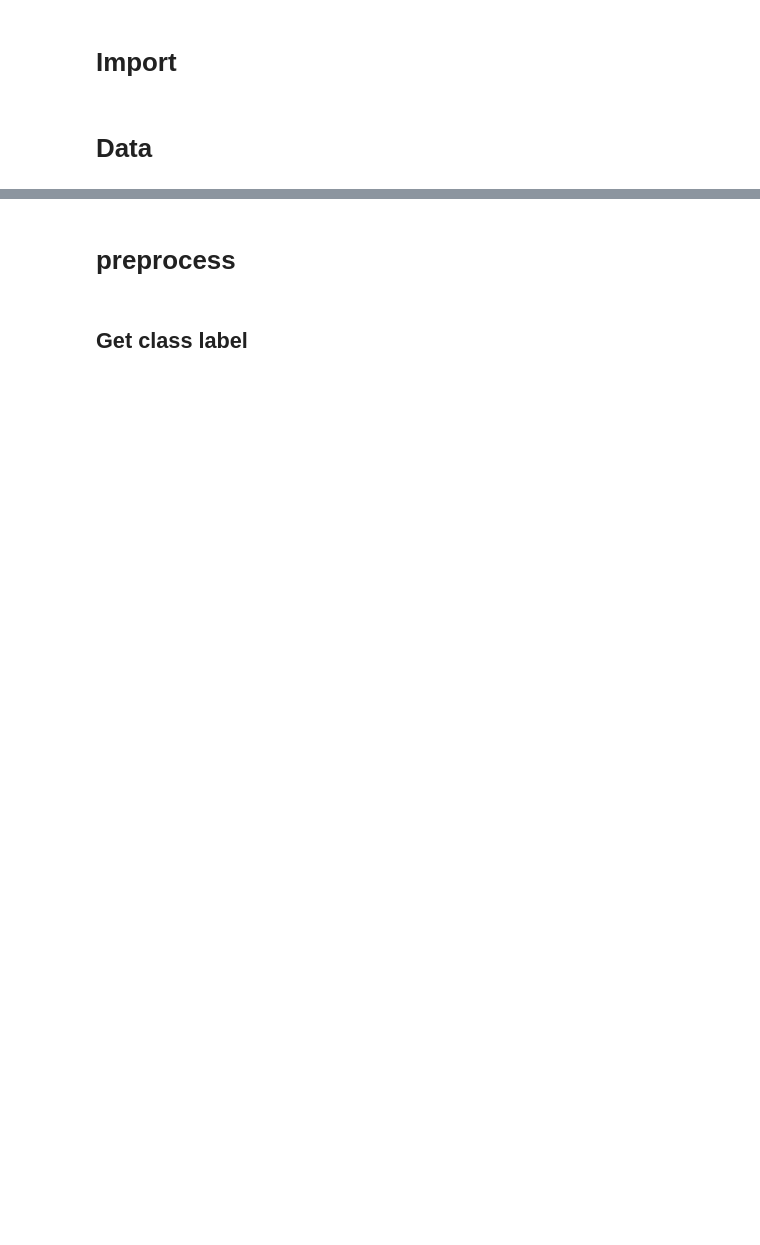
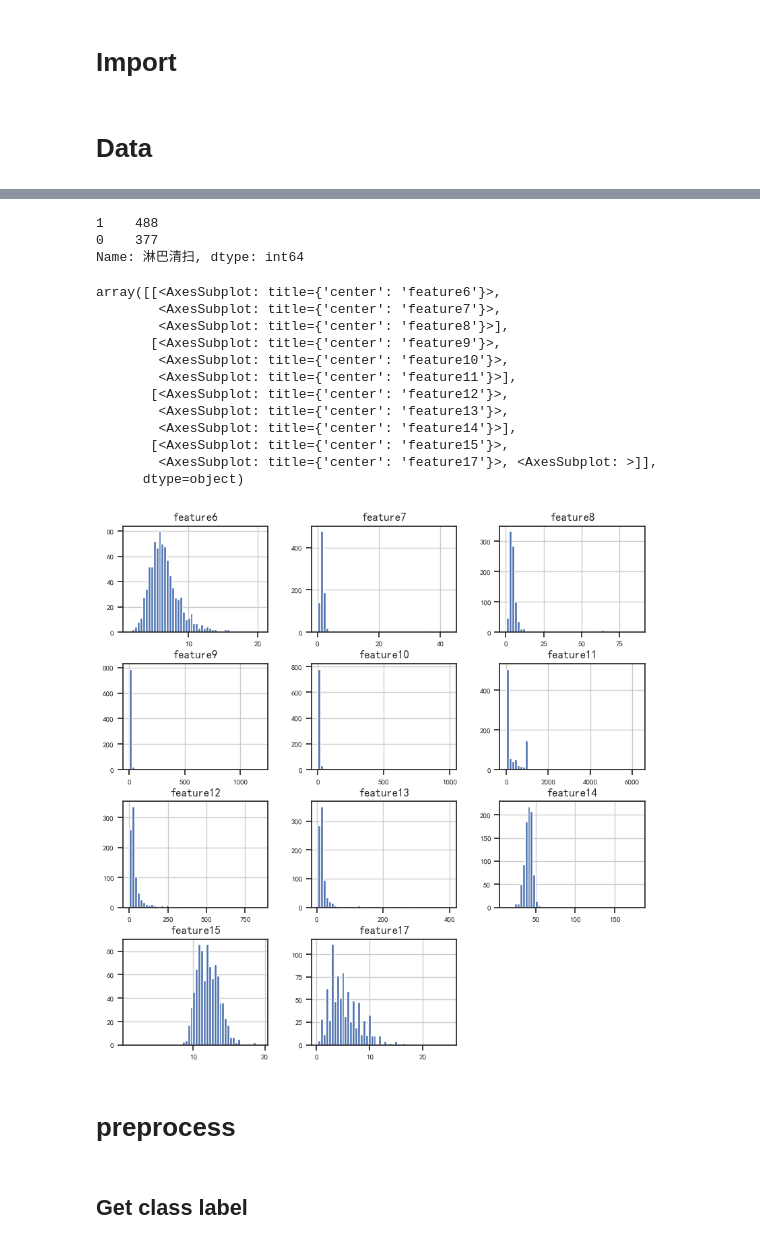
Before and after one commit to Parsonlee/TNM------, a Jupyter notebook: model copy.ipynb, the cells around one changed output, grey strips where cells are left out. Drawn from its saved outputs; the diff is of its cells as text; code cells hidden in the pictures; blank space fills up the shorter version.

Commit message:
Deal with new data

```diff
--- a/model copy.ipynb
+++ b/model copy.ipynb
@@ -35,7 +35,7 @@ warnings.filterwarnings("ignore")
 # %% [markdown]
 # Data
 # %%
-data = pd.read_csv('./data/new-data5.csv', index_col=0)
-data.info()
+df = pd.read_csv('./data/newdata.csv', index_col=0)
+df.info()
 # %% [output]
 <class 'pandas.core.frame.DataFrame'>
@@ -90,3 +118,28 @@ Index(['总体生存时间', 'feature_2', 'feature_3', 'feature_4', 'feature_5',
+# %%
+df['淋巴清扫'].value_counts()
+# %% [output]
+1    488
+0    377
+Name: 淋巴清扫, dtype: int64
+# %%
+numerical_ftr = df.iloc[:, 3:].select_dtypes('float64').columns
+categorical_ftr = df.iloc[:, 3:].select_dtypes('int64').columns
+
+df[numerical_ftr].hist(figsize=(10, 10), bins=50, xlabelsize=8, ylabelsize=8)
+# %% [output]
+array([[<AxesSubplot: title={'center': 'feature6'}>,
+        <AxesSubplot: title={'center': 'feature7'}>,
+        <AxesSubplot: title={'center': 'feature8'}>],
+       [<AxesSubplot: title={'center': 'feature9'}>,
+        <AxesSubplot: title={'center': 'feature10'}>,
+        <AxesSubplot: title={'center': 'feature11'}>],
+       [<AxesSubplot: title={'center': 'feature12'}>,
+        <AxesSubplot: title={'center': 'feature13'}>,
+        <AxesSubplot: title={'center': 'feature14'}>],
+       [<AxesSubplot: title={'center': 'feature15'}>,
+        <AxesSubplot: title={'center': 'feature17'}>, <AxesSubplot: >]],
+      dtype=object)
+[figure, added]
 # %% [markdown]
 # preprocess
 # %% [markdown]
```
Also changed, not shown: parts of 13 cells of this notebook, 3 other files.
